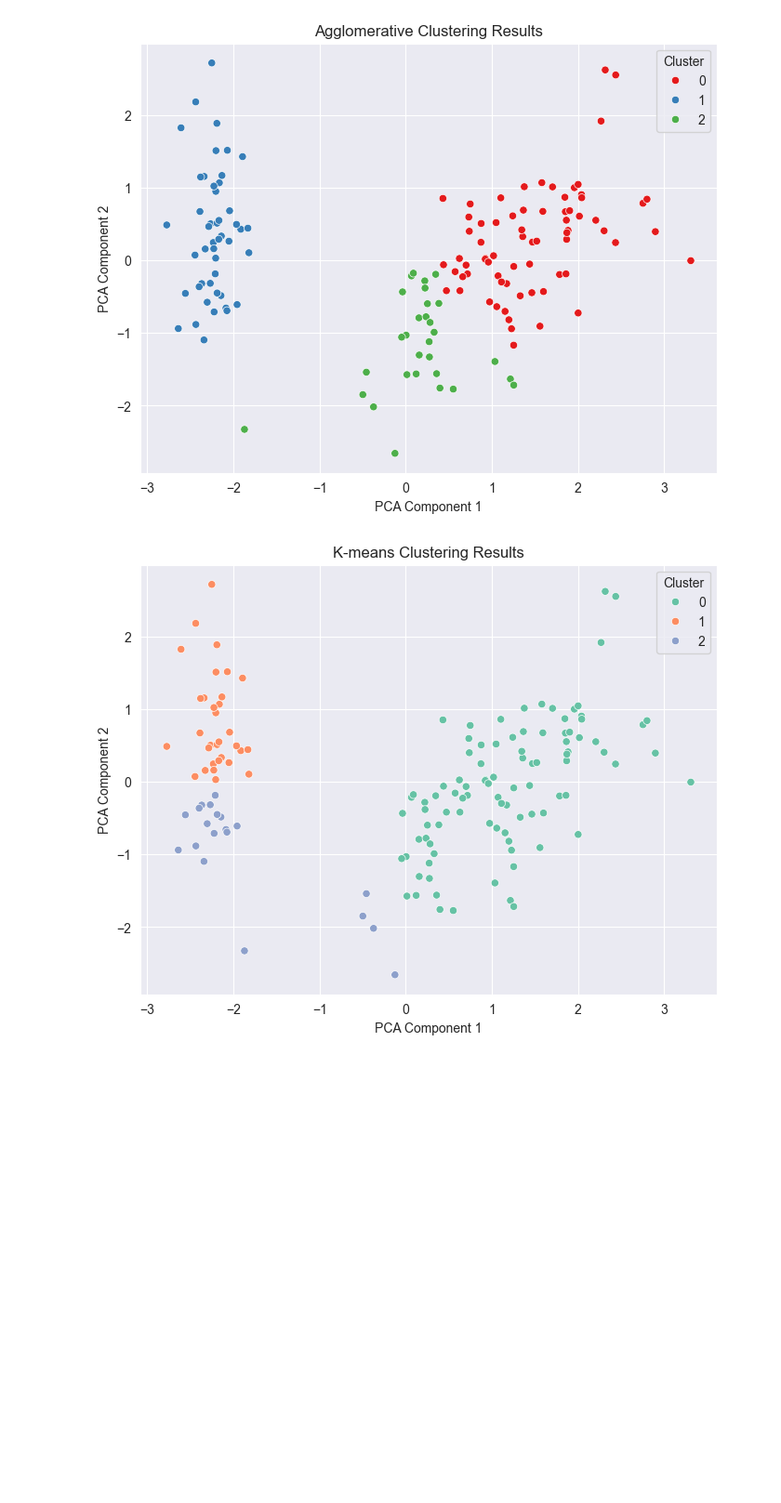
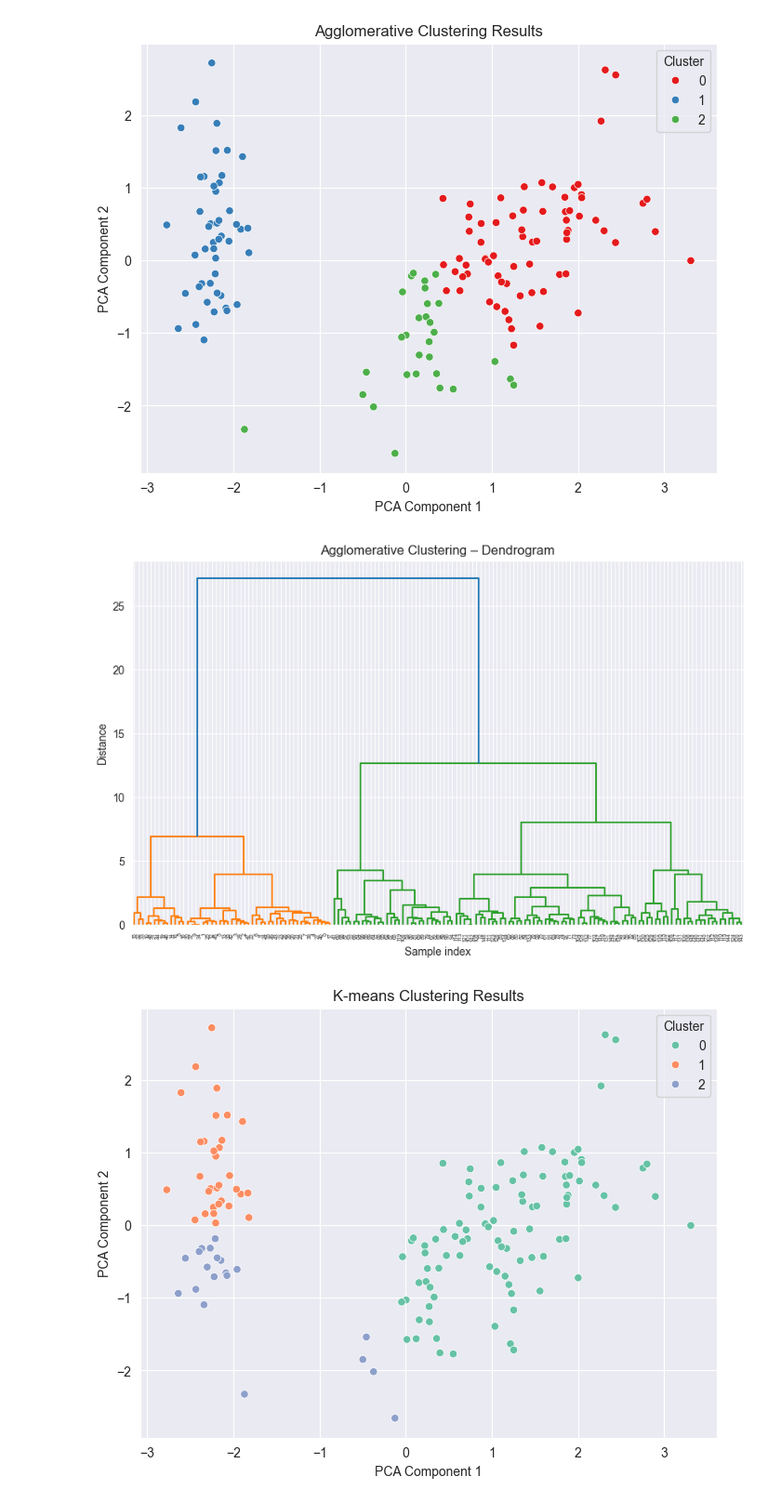
Before and after one commit to Kucharito/MachineLearning2, a Jupyter notebook: ml_04.ipynb, the cells around one changed output. Shown at 93% size. Cells and saved outputs as stored; diff of their text form; code cells hidden in the pictures; blank space fills up the shorter version.

```diff
--- a/ml_04.ipynb
+++ b/ml_04.ipynb
@@ -77,6 +77,17 @@ plt.legend(title='Cluster')
 plt.show()
 # %% [output]
 [figure]
+# %%
+import scipy.cluster.hierarchy as sch
+
+plt.figure(figsize=(10, 6))
+sch.dendrogram(sch.linkage(X_scaled, method='ward'))
+plt.title("Agglomerative Clustering – Dendrogram")
+plt.xlabel("Sample index")
+plt.ylabel("Distance")
+plt.show()
+# %% [output]
+[figure, added]
 # %%
 kmeans = KMeans(n_clusters=3, random_state=42)
 kmeans_labels = kmeans.fit_predict(X_scaled)
```
Also changed, not shown: parts of 1 cell of this notebook, 2 other files.
